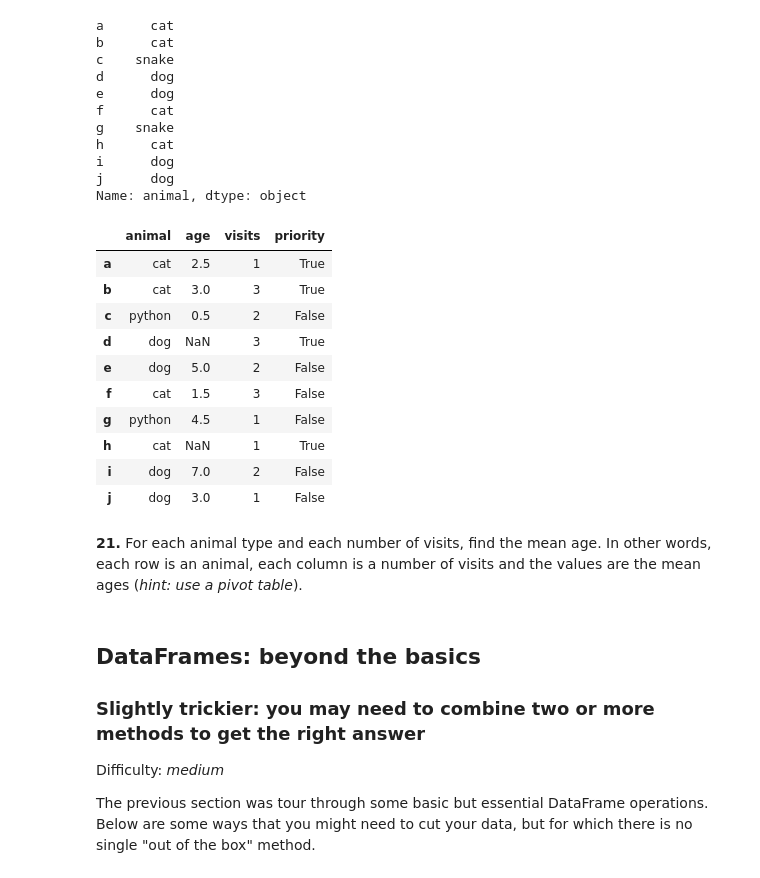
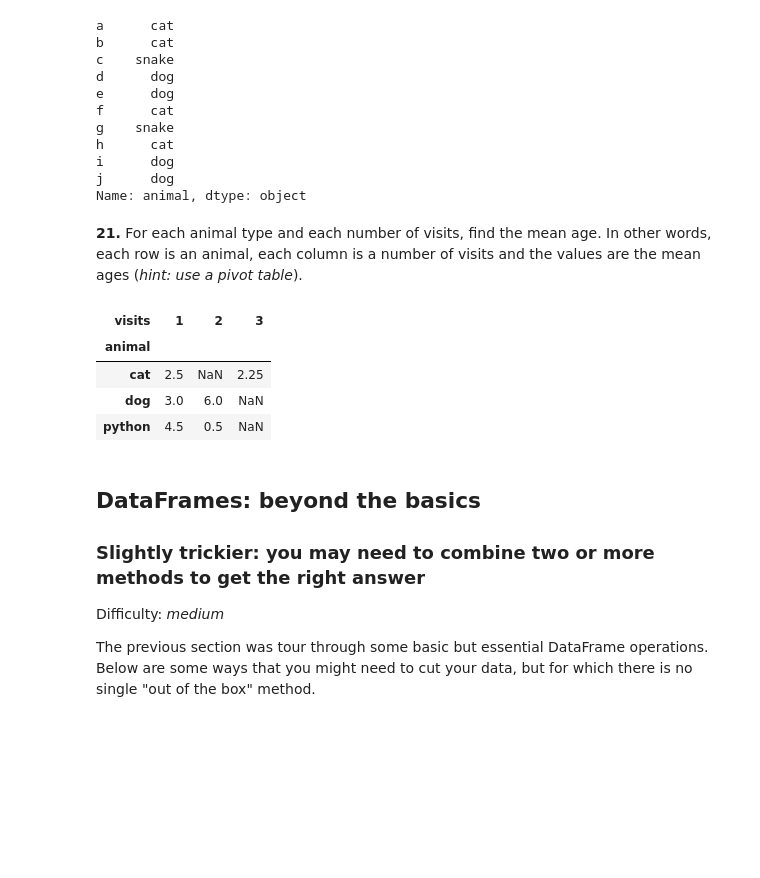
Before and after one commit to GBDO/data-analysis, a Jupyter notebook: Study_on_100_pandas_puzzles.ipynb, the cells around one changed output. Drawn from its saved outputs; the diff is of its cells as text; code cells hidden in the pictures; blank space fills up the shorter version.

```diff
--- a/Study_on_100_pandas_puzzles.ipynb
+++ b/Study_on_100_pandas_puzzles.ipynb
@@ -267,22 +267,18 @@ h      cat
 i      dog
 j      dog
 Name: animal, dtype: object
-# %%
-df
-# %% [output]
-|  | animal | age | visits | priority |
-| a | cat | 2.5 | 1 | True |
-| b | cat | 3.0 | 3 | True |
-| c | python | 0.5 | 2 | False |
-| d | dog | NaN | 3 | True |
-| e | dog | 5.0 | 2 | False |
-| f | cat | 1.5 | 3 | False |
-| g | python | 4.5 | 1 | False |
-| h | cat | NaN | 1 | True |
-| i | dog | 7.0 | 2 | False |
-| j | dog | 3.0 | 1 | False |
 # %% [markdown]
 **21.** For each animal type and each number of visits, find the mean age. In other words, each row is an animal, each column is a number of visits and the values are the mean ages (*hint: use a pivot table*).
+# %%
+df.pivot_table('age', 'animal', 'visits')
+# .pivot_table, [value, index, column] 등을 파라미터로 받고,
+# value에 적용할 함수를 지정하는 파라미터 aggfun의 경우 mean이 기본값이다.
+# %% [output]
+| visits | 1 | 2 | 3 |
+| animal |  |  |  |
+| cat | 2.5 | NaN | 2.25 |
+| dog | 3.0 | 6.0 | NaN |
+| python | 4.5 | 0.5 | NaN |
 # %% [markdown]
 ## DataFrames: beyond the basics
 
```
